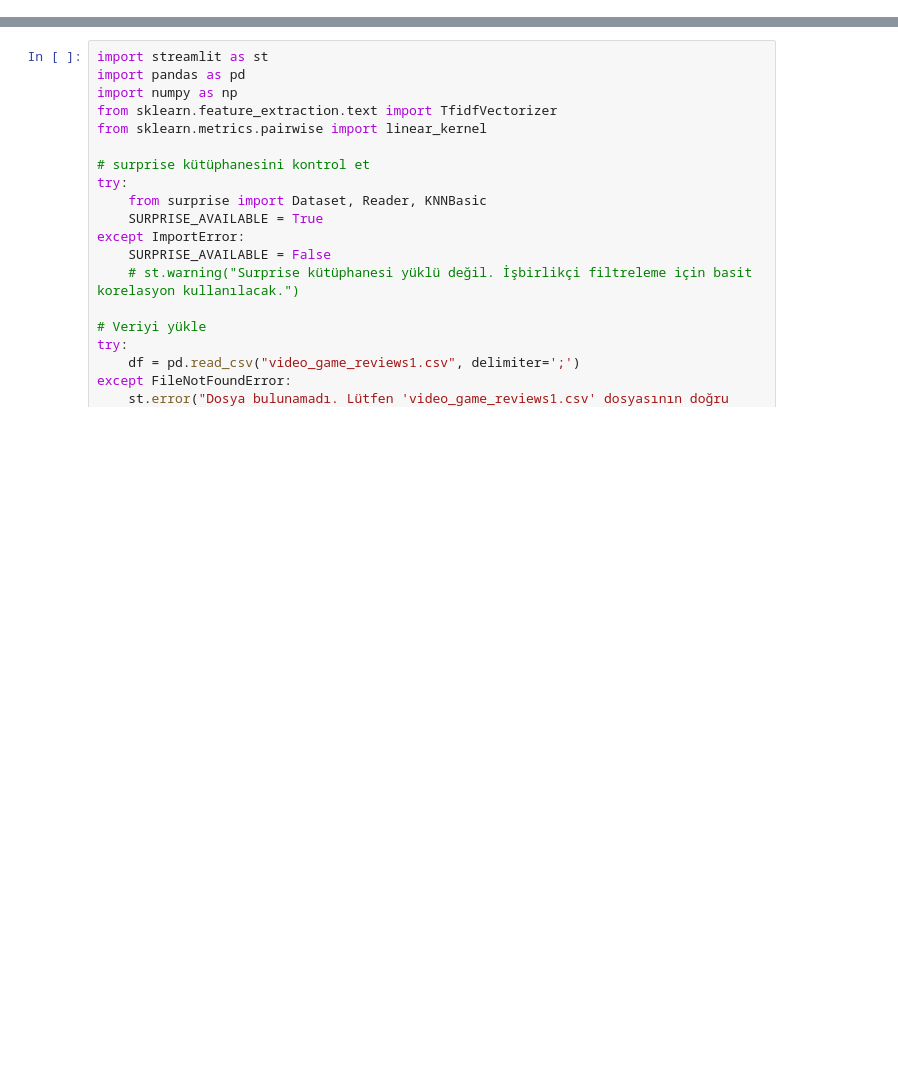
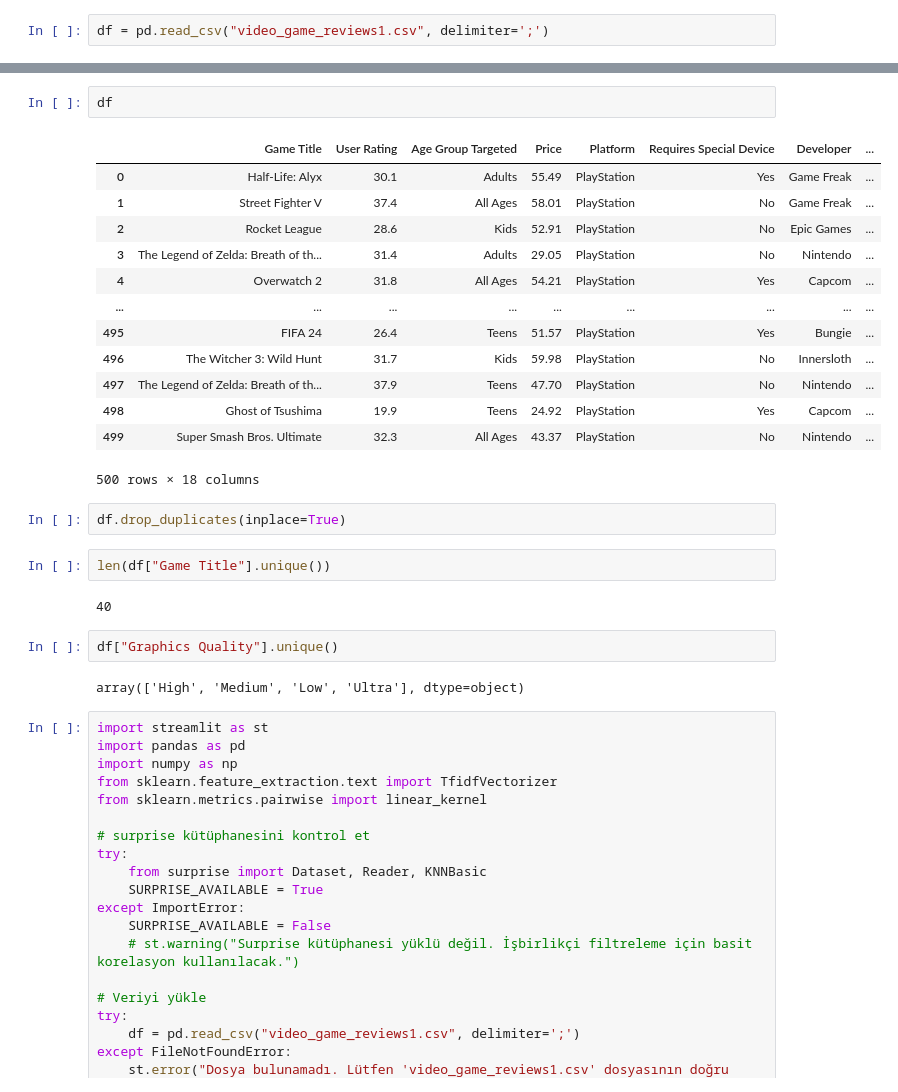
Before and after one commit to AlpikTech/ISTDS-Proje-4, a Jupyter notebook: Game Reviews.ipynb, the cells around one changed output, grey strips where cells are left out. Cells and saved outputs as stored; diff of their text form; blank space fills up the shorter version.

```diff
--- a/Game Reviews.ipynb
+++ b/Game Reviews.ipynb
@@ -2,0 +33,2 @@ i
+# %%
+df = pd.read_csv("video_game_reviews1.csv", delimiter=';')
@@ -3,3 +46,29 @@ i
+# %%
+df
+# %% [output]
+|  | Game Title | User Rating | Age Group Targeted | Price | Platform | Requires Special Device | Developer | ... |
+| 0 | Half-Life: Alyx | 30.1 | Adults | 55.49 | PlayStation | Yes | Game Freak | ... |
+| 1 | Street Fighter V | 37.4 | All Ages | 58.01 | PlayStation | No | Game Freak | ... |
+| 2 | Rocket League | 28.6 | Kids | 52.91 | PlayStation | No | Epic Games | ... |
+| 3 | The Legend of Zelda: Breath of th... | 31.4 | Adults | 29.05 | PlayStation | No | Nintendo | ... |
+| 4 | Overwatch 2 | 31.8 | All Ages | 54.21 | PlayStation | Yes | Capcom | ... |
+| ... | ... | ... | ... | ... | ... | ... | ... | ... |
+| 495 | FIFA 24 | 26.4 | Teens | 51.57 | PlayStation | Yes | Bungie | ... |
+| 496 | The Witcher 3: Wild Hunt | 31.7 | Kids | 59.98 | PlayStation | No | Innersloth | ... |
+| 497 | The Legend of Zelda: Breath of th... | 37.9 | Teens | 47.70 | PlayStation | No | Nintendo | ... |
+| 498 | Ghost of Tsushima | 19.9 | Teens | 24.92 | PlayStation | Yes | Capcom | ... |
+| 499 | Super Smash Bros. Ultimate | 32.3 | All Ages | 43.37 | PlayStation | No | Nintendo | ... |
+500 rows × 18 columns
+# %%
+df.drop_duplicates(inplace=True)
+# %%
+len(df["Game Title"].unique())
+# %% [output]
+40
+# %%
+df["Graphics Quality"].unique()
+# %% [output]
+array(['High', 'Medium', 'Low', 'Ultra'], dtype=object)
 # %%
 import streamlit as st
 import pandas as pd
```
Also changed, not shown: parts of 3 cells of this notebook, 2 other files.
